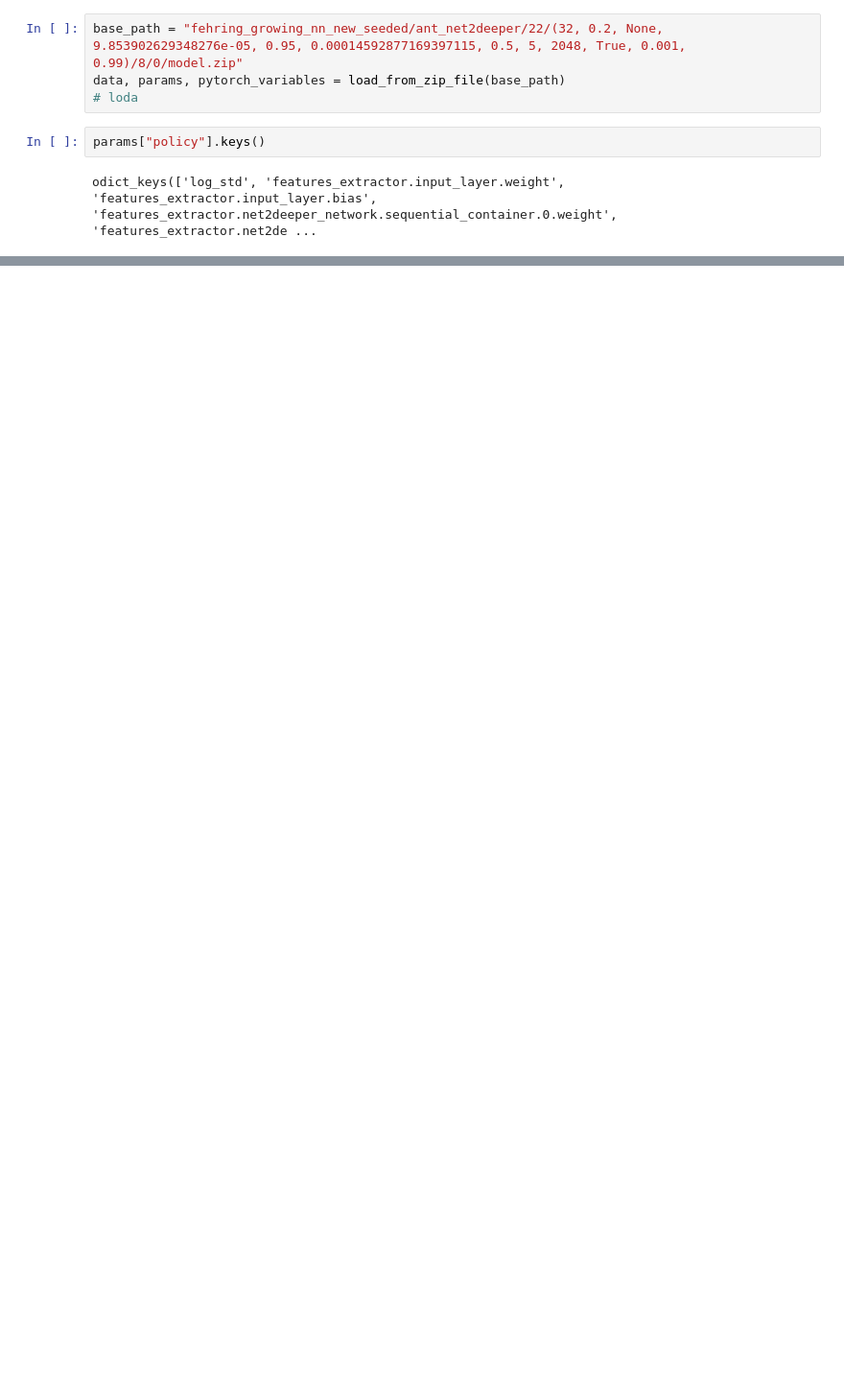
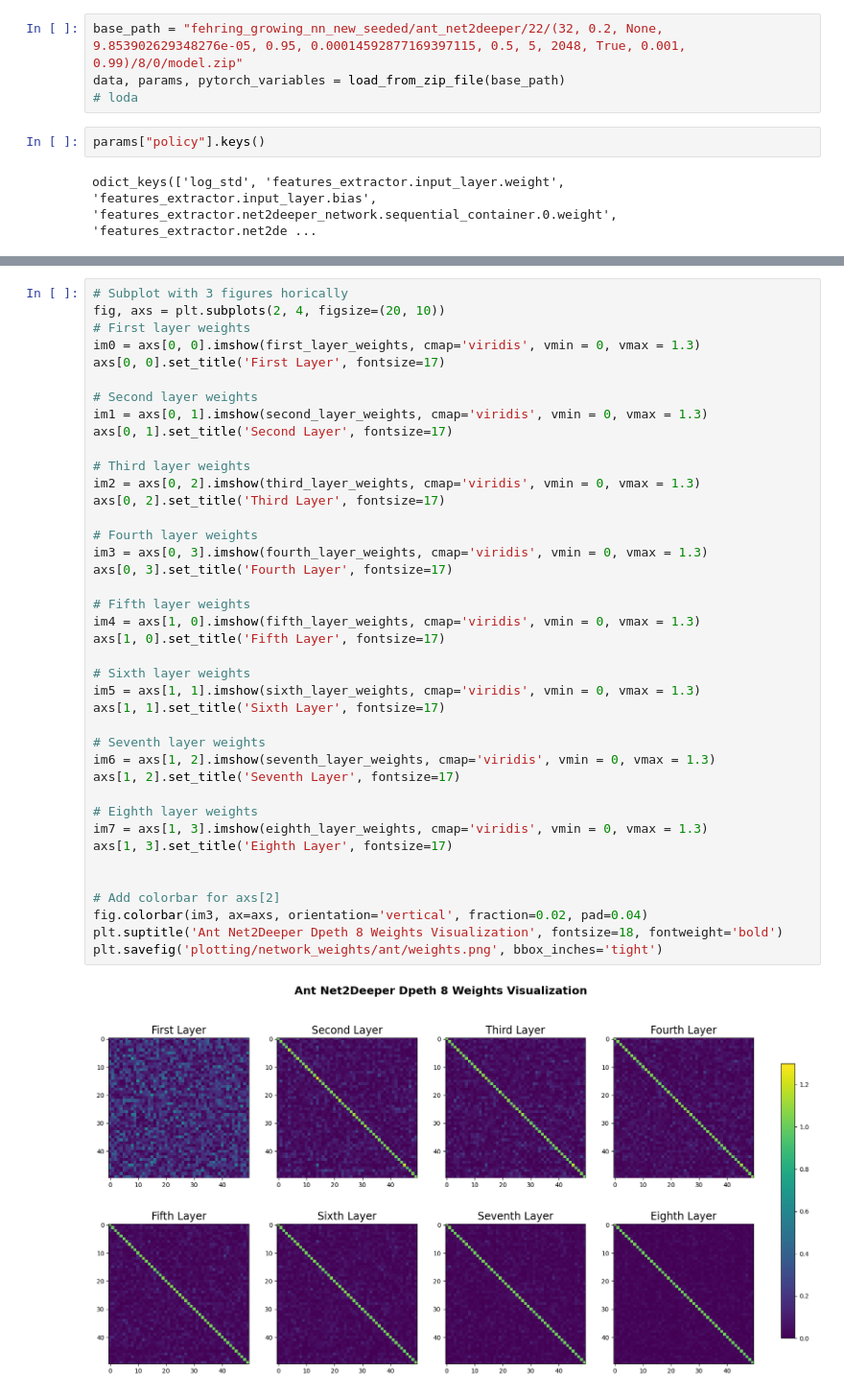
Before and after one commit to automl/GrowNN, a Jupyter notebook: plotting/network_weights/ant/visualize.ipynb, the cells around one changed output, grey strips where cells are left out. Shown: that part at 96% size. Cells and saved outputs as stored; diff of their text form; blank space fills up the shorter version.

```diff
--- a/plotting/network_weights/ant/visualize.ipynb
+++ b/plotting/network_weights/ant/visualize.ipynb
@@ -18,0 +52,42 @@ odict_keys(['log_std', 'features_extractor.input_layer.weight', 'features_extrac
+# %%
+# Subplot with 3 figures horically
+fig, axs = plt.subplots(2, 4, figsize=(20, 10))
+# First layer weights
+im0 = axs[0, 0].imshow(first_layer_weights, cmap='viridis', vmin = 0, vmax = 1.3)
+axs[0, 0].set_title('First Layer', fontsize=17)
+
+# Second layer weights
+im1 = axs[0, 1].imshow(second_layer_weights, cmap='viridis', vmin = 0, vmax = 1.3)
+axs[0, 1].set_title('Second Layer', fontsize=17)
+
+# Third layer weights
+im2 = axs[0, 2].imshow(third_layer_weights, cmap='viridis', vmin = 0, vmax = 1.3)
+axs[0, 2].set_title('Third Layer', fontsize=17)
+
+# Fourth layer weights
+im3 = axs[0, 3].imshow(fourth_layer_weights, cmap='viridis', vmin = 0, vmax = 1.3)
+axs[0, 3].set_title('Fourth Layer', fontsize=17)
+
+# Fifth layer weights
+im4 = axs[1, 0].imshow(fifth_layer_weights, cmap='viridis', vmin = 0, vmax = 1.3)
+axs[1, 0].set_title('Fifth Layer', fontsize=17)
+
+# Sixth layer weights
+im5 = axs[1, 1].imshow(sixth_layer_weights, cmap='viridis', vmin = 0, vmax = 1.3)
+axs[1, 1].set_title('Sixth Layer', fontsize=17)
+
+# Seventh layer weights
+im6 = axs[1, 2].imshow(seventh_layer_weights, cmap='viridis', vmin = 0, vmax = 1.3)
+axs[1, 2].set_title('Seventh Layer', fontsize=17)
+
+# Eighth layer weights
+im7 = axs[1, 3].imshow(eighth_layer_weights, cmap='viridis', vmin = 0, vmax = 1.3)
+axs[1, 3].set_title('Eighth Layer', fontsize=17)
+
+
+# Add colorbar for axs[2]
+fig.colorbar(im3, ax=axs, orientation='vertical', fraction=0.02, pad=0.04)
+plt.suptitle('Ant Net2Deeper Dpeth 8 Weights Visualization', fontsize=18, fontweight='bold')
+plt.savefig('plotting/network_weights/ant/weights.png', bbox_inches='tight')
+# %% [output]
+[figure, added]
```
Also changed, not shown: parts of 7 cells of this notebook, 17 other files.
